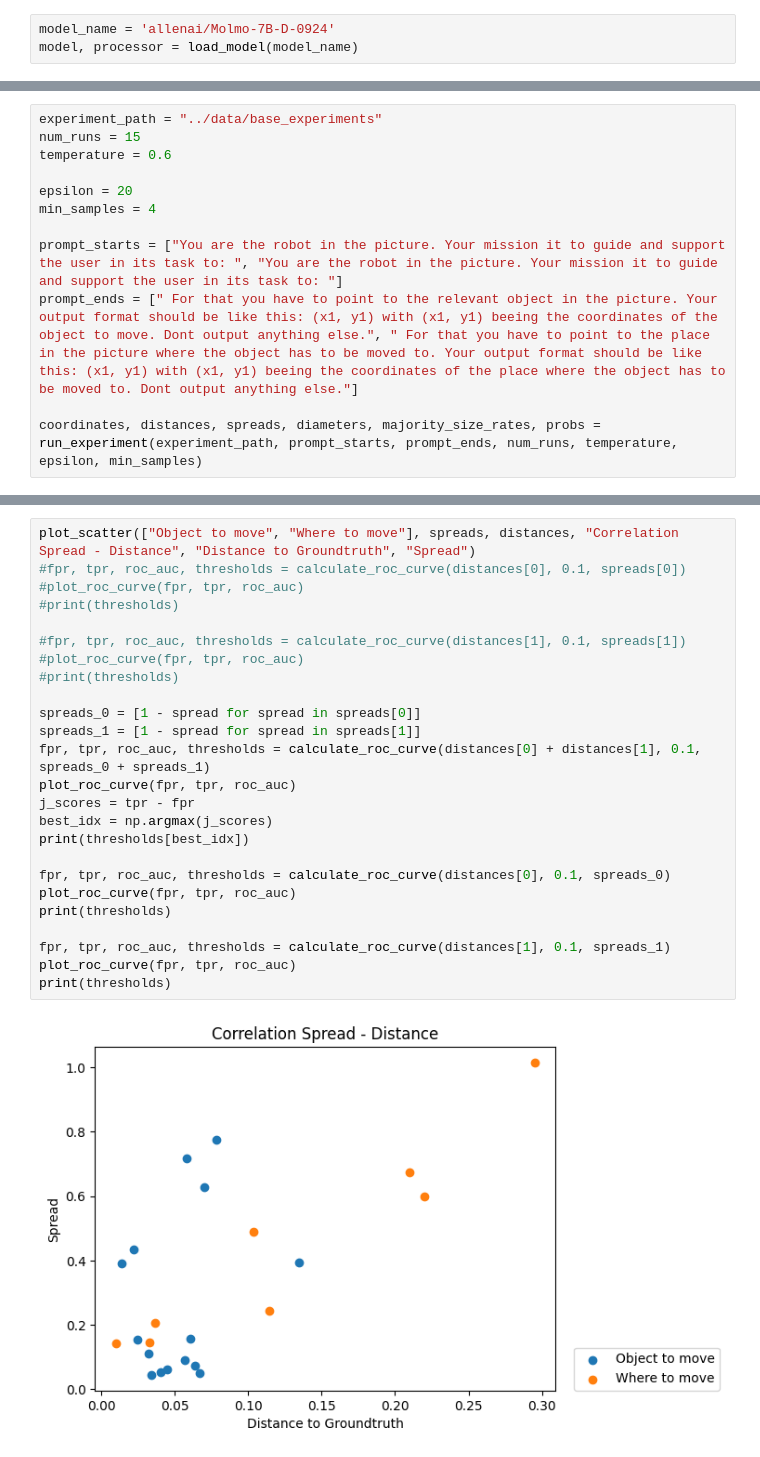
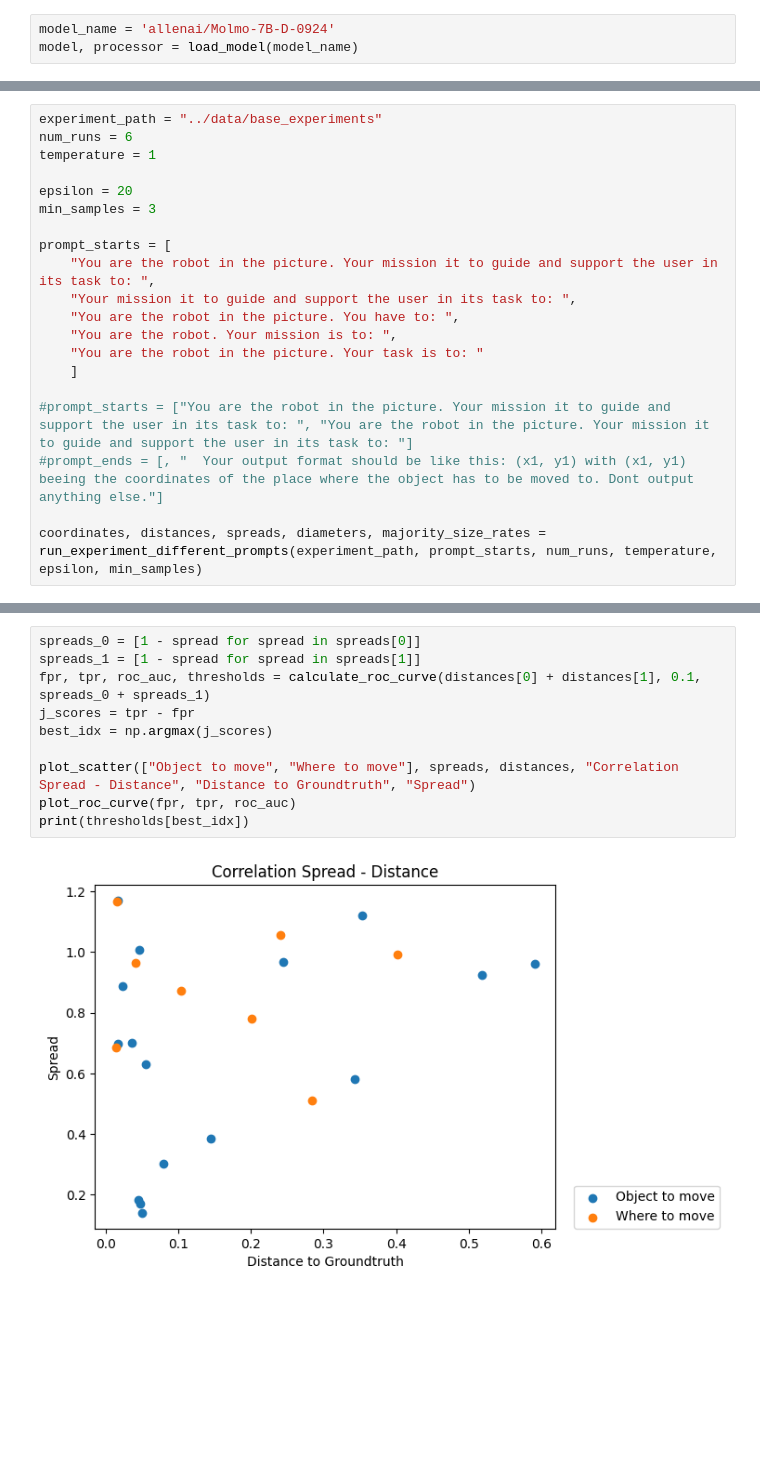
Before and after one commit to NIYI100/xai-praktikum, a Jupyter notebook: molmo/ROC_curve.ipynb, the cells around one changed output, grey strips where cells are left out. Saved outputs shown, nothing was run; the diff lists cells and outputs as text; blank space fills up the shorter version.

Commit message:
Added experiemnts for clusters and ROC curve with different prompts

```diff
--- a/molmo/ROC_curve.ipynb
+++ b/molmo/ROC_curve.ipynb
@@ -86,12 +111,20 @@ def run_experiment(path_to_experiments, prompt_starts, prompt_ends, runs_per_tas
 # %%
 experiment_path = "../data/base_experiments"
-num_runs = 15
-temperature = 0.6
+num_runs = 6
+temperature = 1
 
 epsilon = 20
-min_samples = 4
+min_samples = 3
 
-prompt_starts = ["You are the robot in the picture. Your mission it to guide and support the user in its task to: ", "You are the robot in the picture. Your mission it to guide and support the user in its task to: "]
-prompt_ends = [" For that you have to point to the relevant object in the picture. Your output format should be like this: (x1, y1) with (x1, y1) beeing the coordinates of the object to move. Dont output anything else.", " For that you have to point to the place in the picture where the object has to be moved to. Your output format should be like this: (x1, y1) with (x1, y1) beeing the coordinates of the place where the object has to be moved to. Dont output anything else."]
+prompt_starts = [
+    "You are the robot in the picture. Your mission it to guide and support the user in its task to: ",
+    "Your mission it to guide and support the user in its task to: ",
+    "You are the robot in the picture. You have to: ",
+    "You are the robot. Your mission is to: ",
+    "You are the robot in the picture. Your task is to: "
+    ]
 
-coordinates, distances, spreads, diameters, majority_size_rates, probs = run_experiment(experiment_path, prompt_starts, prompt_ends, num_runs, temperature, epsilon, min_samples)
+#prompt_starts = ["You are the robot in the picture. Your mission it to guide and support the user in its task to: ", "You are the robot in the picture. Your mission it to guide and support the user in its task to: "]
+#prompt_ends = [, "  Your output format should be like this: (x1, y1) with (x1, y1) beeing the coordinates of the place where the object has to be moved to. Dont output anything else."]
+
+coordinates, distances, spreads, diameters, majority_size_rates = run_experiment_different_prompts(experiment_path, prompt_starts, num_runs, temperature, epsilon, min_samples)
@@ -116,27 +131,12 @@ Diameter of majority cluster: 36.124783736376884
 # %%
-plot_scatter(["Object to move", "Where to move"], spreads, distances, "Correlation Spread - Distance", "Distance to Groundtruth", "Spread")
-#fpr, tpr, roc_auc, thresholds = calculate_roc_curve(distances[0], 0.1, spreads[0])
-#plot_roc_curve(fpr, tpr, roc_auc)
-#print(thresholds)
-
-#fpr, tpr, roc_auc, thresholds = calculate_roc_curve(distances[1], 0.1, spreads[1])
-#plot_roc_curve(fpr, tpr, roc_auc)
-#print(thresholds)
-
 spreads_0 = [1 - spread for spread in spreads[0]]
 spreads_1 = [1 - spread for spread in spreads[1]]
 fpr, tpr, roc_auc, thresholds = calculate_roc_curve(distances[0] + distances[1], 0.1, spreads_0 + spreads_1)
-plot_roc_curve(fpr, tpr, roc_auc)
 j_scores = tpr - fpr
 best_idx = np.argmax(j_scores)
+
+plot_scatter(["Object to move", "Where to move"], spreads, distances, "Correlation Spread - Distance", "Distance to Groundtruth", "Spread")
+plot_roc_curve(fpr, tpr, roc_auc)
 print(thresholds[best_idx])
-
-fpr, tpr, roc_auc, thresholds = calculate_roc_curve(distances[0], 0.1, spreads_0)
-plot_roc_curve(fpr, tpr, roc_auc)
-print(thresholds)
-
-fpr, tpr, roc_auc, thresholds = calculate_roc_curve(distances[1], 0.1, spreads_1)
-plot_roc_curve(fpr, tpr, roc_auc)
-print(thresholds)
 # %% [output]
-[figure, old version]
+[figure, new version]
```
Also changed, not shown: parts of 9 cells of this notebook, 4 other files.
